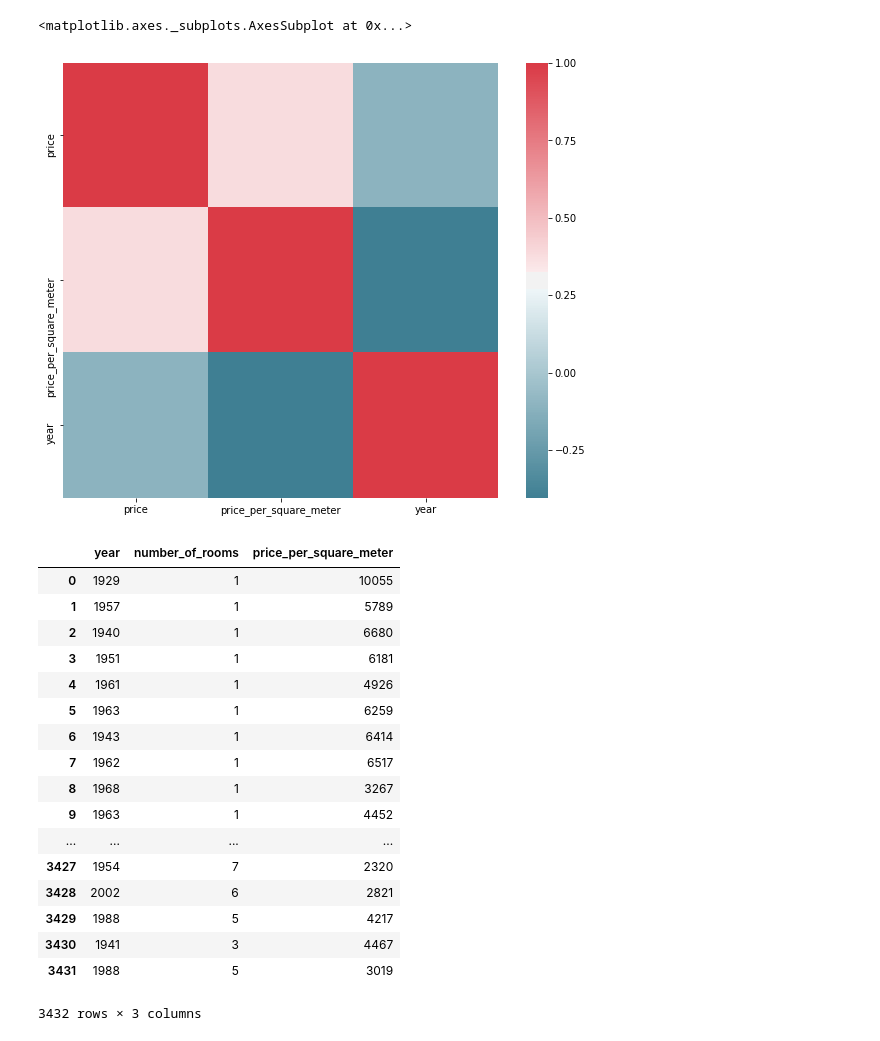
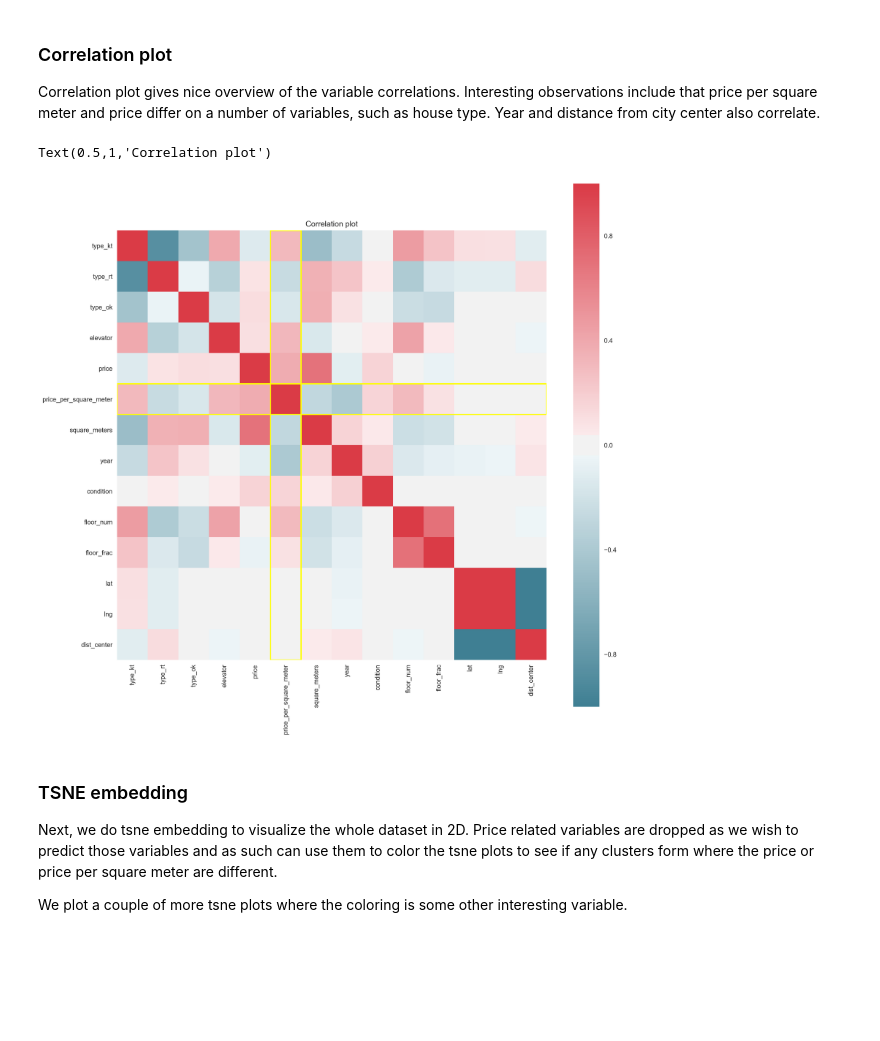
Before and after one commit to kaleaht/house-prices, a Jupyter notebook: sexy_book.ipynb, the cells around one changed output. Saved outputs shown, nothing was run; the diff lists cells and outputs as text; code cells hidden in the pictures; blank space fills up the shorter version.

```diff
--- a/sexy_book.ipynb
+++ b/sexy_book.ipynb
@@ -55,0 +26,15 @@ data
+# %%
+data_raw = pd.read_csv('data/cleaned_data2.csv').drop(columns=['Unnamed: 0'])
+print(len(data_raw))
+
+# Drop some bad samples from data
+data_raw = data_raw[data_raw.number_of_rooms != ' ']
+data_raw = data_raw[data_raw.dist_center < 100]
+
+# Drop na
+data_raw = data_raw.dropna()
+print(len(data_raw))  # a lot of na, impute values?
+
+# Drop unnecessary columns, they are still in data_raw if needed later
+data = data_raw.drop(columns=['neighborhood', 'rooms', 'energy_class'])
+data.head(5)
@@ -56,29 +106,39 @@ data
+# %% [markdown]
+### Correlation plot
+Correlation plot gives nice overview of the variable correlations. Interesting observations include that price per square meter and price differ on a number of variables, such as house type. Year and distance from city center also correlate.
 # %%
 corr = data.corr()
-f, ax = pl.subplots(figsize=(10, 8))
+f, ax = plt.subplots(figsize=(15, 15), dpi=250)
 sns.heatmap(corr, mask=np.zeros_like(corr, dtype=np.bool), cmap=sns.diverging_palette(220, 10, as_cmap=True),
             square=True, ax=ax)
+
+ax.add_patch(
+    patches.Rectangle(
+        (5, 0),
+        1,
+        14,
+        fill=False,
+        linewidth=2,
+        color='yellow'
+    )
+)
+ax.add_patch(
+    patches.Rectangle(
+            (0, 5),
+            14,
+            1,
+            fill=False,
+            linewidth=2,
+            color='yellow'
+    )
+)
+
+plt.title('Correlation plot')
 # %% [output]
-<matplotlib.axes._subplots.AxesSubplot at 0x...>
+Text(0.5,1,'Correlation plot')
-[figure, old version]
+[figure, new version]
-# %%
-data[['year','number_of_rooms','price_per_square_meter']]
-# %% [output]
-|  | year | number_of_rooms | price_per_square_meter |
-| 0 | 1929 | 1 | 10055 |
-| 1 | 1957 | 1 | 5789 |
-| 2 | 1940 | 1 | 6680 |
-| 3 | 1951 | 1 | 6181 |
-| 4 | 1961 | 1 | 4926 |
-| 5 | 1963 | 1 | 6259 |
-| 6 | 1943 | 1 | 6414 |
-| 7 | 1962 | 1 | 6517 |
-| 8 | 1968 | 1 | 3267 |
-| 9 | 1963 | 1 | 4452 |
-| ... | ... | ... | ... |
-| 3427 | 1954 | 7 | 2320 |
-| 3428 | 2002 | 6 | 2821 |
-| 3429 | 1988 | 5 | 4217 |
-| 3430 | 1941 | 3 | 4467 |
-| 3431 | 1988 | 5 | 3019 |
-3432 rows × 3 columns
+# %% [markdown]
+### TSNE embedding
+Next, we do tsne embedding to visualize the whole dataset in 2D. Price related variables are dropped as we wish to predict those variables and as such can use them to color the tsne plots to see if any clusters form where the price or price per square meter are different.
+
+We plot a couple of more tsne plots where the coloring is some other interesting variable.
```
Also changed, not shown: parts of 22 cells of this notebook.
